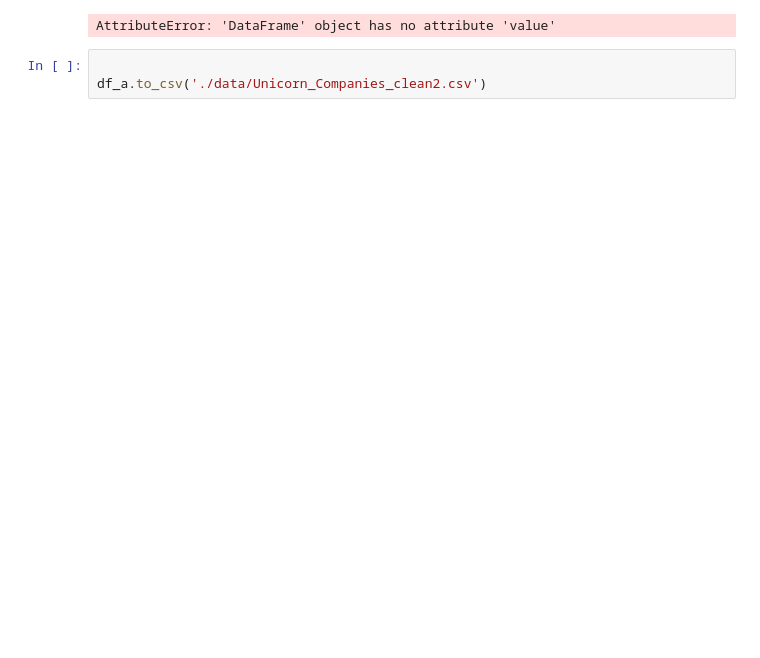
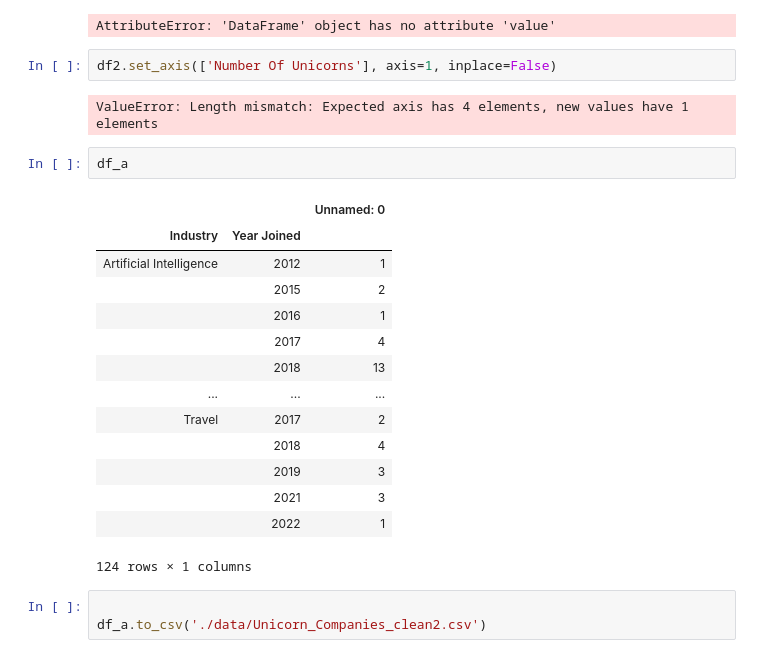
Before and after one commit to michaelchau0424/unicorns-data-vis, a Jupyter notebook: Untitled1.ipynb, the cells around one changed output. Saved outputs shown, nothing was run; the diff lists cells and outputs as text; blank space fills up the shorter version.

```diff
--- a/Untitled1.ipynb
+++ b/Untitled1.ipynb
@@ -150,6 +150,27 @@ df_a.groupby(['Industry']).count()
 # %%
 # %% [output]
 AttributeError: 'DataFrame' object has no attribute 'value'
+# %%
+df2.set_axis(['Number Of Unicorns'], axis=1, inplace=False)
+# %% [output]
+ValueError: Length mismatch: Expected axis has 4 elements, new values have 1 elements
+# %%
+df_a
+# %% [output]
+|  |  | Unnamed: 0 |
+| Industry | Year Joined |  |
+| Artificial Intelligence | 2012 | 1 |
+|  | 2015 | 2 |
+|  | 2016 | 1 |
+|  | 2017 | 4 |
+|  | 2018 | 13 |
+| ... | ... | ... |
+| Travel | 2017 | 2 |
+|  | 2018 | 4 |
+|  | 2019 | 3 |
+|  | 2021 | 3 |
+|  | 2022 | 1 |
+124 rows × 1 columns
 # %%
 
 df_a.to_csv('./data/Unicorn_Companies_clean2.csv')
```
Also changed, not shown: parts of 1 cell of this notebook, 1 other file.
